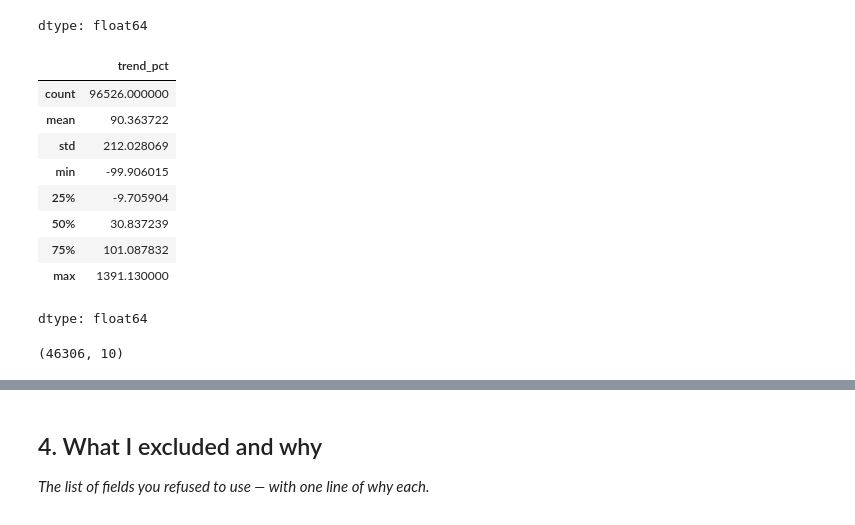
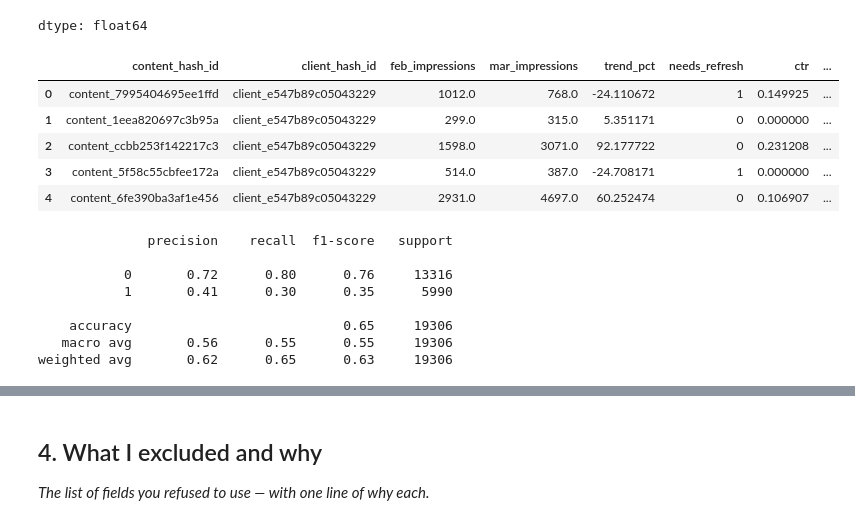
Before and after one commit to ammar-aa/Fly_rank_internship_repo, a Jupyter notebook: work/notebooks/w03_feature_leakage_check.ipynb, the cells around one changed output, grey strips where cells are left out. Cells and saved outputs as stored; diff of their text form; code cells hidden in the pictures.

```diff
--- a/work/notebooks/w03_feature_leakage_check.ipynb
+++ b/work/notebooks/w03_feature_leakage_check.ipynb
@@ -66,6 +66,7 @@ raw_data.loc[raw_data['gsc_avg_position']==0, 'gsc_avg_position'] = np.nan
 raw_data['ctr'] = (raw_data['gsc_clicks'] / raw_data['gsc_impressions']) * 100
 raw_data['engagement_rate'] = (raw_data['ga4_engaged_sessions'] / raw_data['ga4_sessions']) * 100
 raw_data['scroll_rate'] = (raw_data['scroll_events'] / raw_data['ga4_pageviews']) * 100
+raw_data['scroll_rate'] = raw_data['scroll_rate'].replace([np.inf, -np.inf], 0)
 raw_data['scroll_rate'].isin([np.inf, -np.inf]).sum()
 raw_data.head()
 # %% [output]
@@ -176,19 +177,7 @@ dtype: float64
 dtype: float64
 # %%
 trend_df['trend_pct'] = trend_df['trend_pct'].clip(lower=-1391.13, upper=1391.13)
+trend_df['needs_refresh'] = (trend_df['trend_pct'] < 0).astype(int)
-# %%
-trend_df['trend_pct'].describe()
-# %% [output]
-|  | trend_pct |
-| count | 96526.000000 |
-| mean | 90.363722 |
-| std | 212.028069 |
-| min | -99.906015 |
-| 25% | -9.705904 |
-| 50% | 30.837239 |
-| 75% | 101.087832 |
-| max | 1391.130000 |
-dtype: float64
 # %%
 feature_agg = raw_data.groupby(['content_hash_id', 'client_hash_id'])[
     ['ctr', 'gsc_avg_position', 'engagement_rate', 'scroll_rate', 'competition_level_encoded']
@@ -200,4 +187,31 @@ test_df = trend_df.dropna(subset=['gsc_avg_position', 'engagement_rate', 'scroll
-# %%
-test_df.shape
-# %% [output]
-(46306, 10)
+# %%
+trend_df.head()
+# %% [output]
+|  | content_hash_id | client_hash_id | feb_impressions | mar_impressions | trend_pct | needs_refresh | ctr | ... |
+| 0 | content_7995404695ee1ffd | client_e547b89c05043229 | 1012.0 | 768.0 | -24.110672 | 1 | 0.149925 | ... |
+| 1 | content_1eea820697c3b95a | client_e547b89c05043229 | 299.0 | 315.0 | 5.351171 | 0 | 0.000000 | ... |
+| 2 | content_ccbb253f142217c3 | client_e547b89c05043229 | 1598.0 | 3071.0 | 92.177722 | 0 | 0.231208 | ... |
+| 3 | content_5f58c55cbfee172a | client_e547b89c05043229 | 514.0 | 387.0 | -24.708171 | 1 | 0.000000 | ... |
+| 4 | content_6fe390ba3af1e456 | client_e547b89c05043229 | 2931.0 | 4697.0 | 60.252474 | 0 | 0.106907 | ... |
+# %%
+from sklearn.ensemble import RandomForestClassifier
+from sklearn.model_selection import train_test_split
+from sklearn.metrics import classification_report
+
+X=trend_df[['ctr', 'gsc_avg_position', 'engagement_rate', 'scroll_rate', 'competition_level_encoded']]
+y=trend_df['needs_refresh']
+X_train, X_test, y_train, y_test = train_test_split(X, y, test_size=0.2, random_state=42)
+model=RandomForestClassifier(n_estimators=50, random_state=42)
+model.fit(X_train, y_train)
+y_pred=model.predict(X_test)
+
+print(classification_report(y_test, y_pred))
+# %% [output]
+              precision    recall  f1-score   support
+
+           0       0.72      0.80      0.76     13316
+           1       0.41      0.30      0.35      5990
+
+    accuracy                           0.65     19306
+   macro avg       0.56      0.55      0.55     19306
+weighted avg       0.62      0.65      0.63     19306
```
Also changed, not shown: parts of 2 cells of this notebook.
